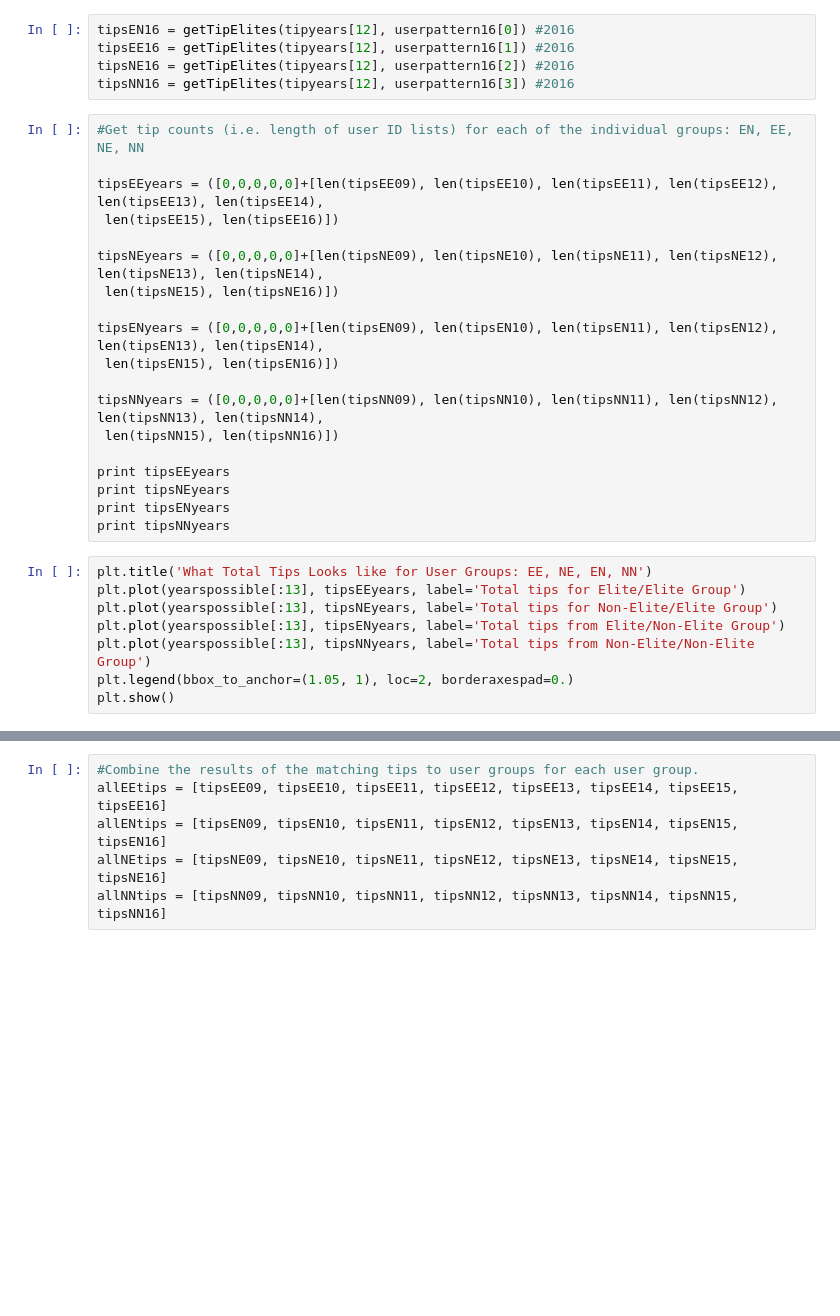
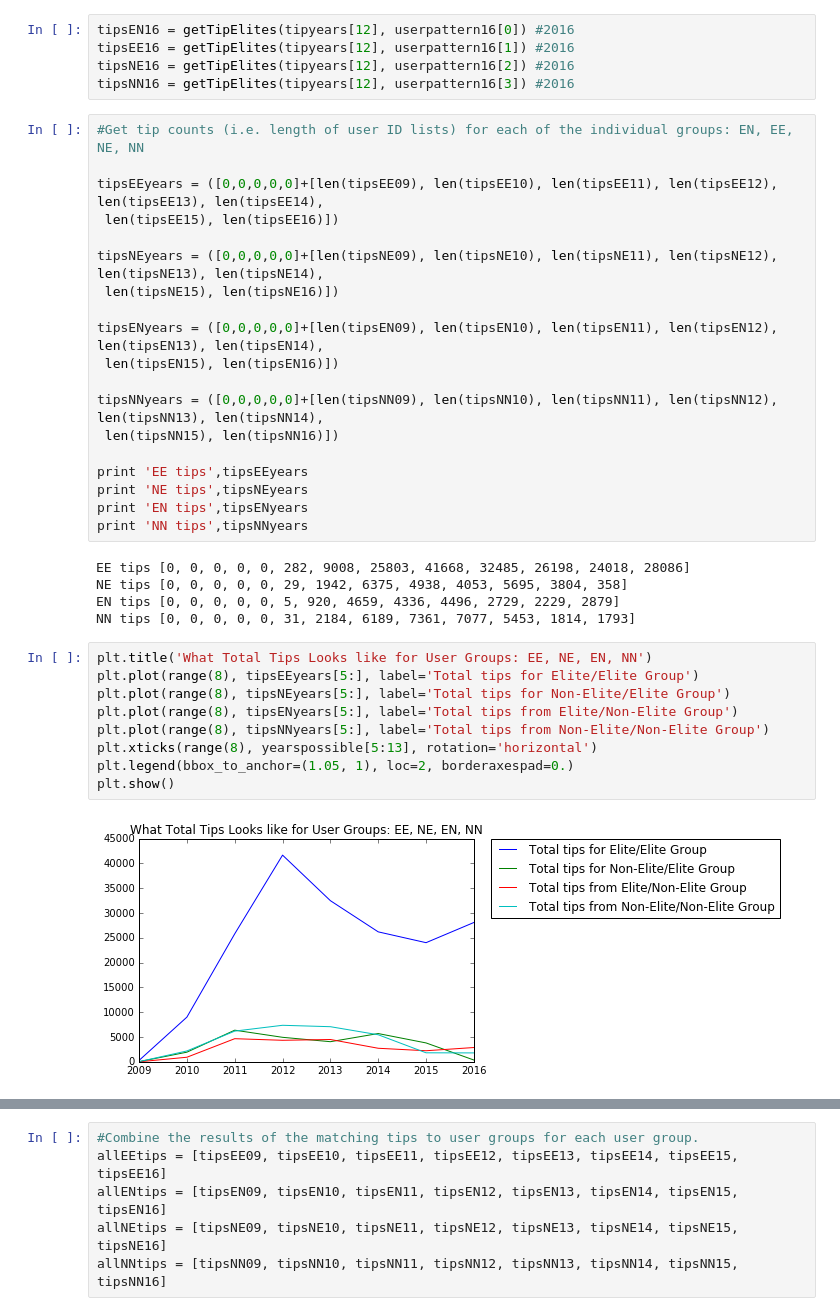
Before and after one commit to CornellDataScience/Yelp, a Jupyter notebook: salt-baes/Veronica/vmo5_tipanalysis.ipynb, the cells around one changed output, grey strips where cells are left out. Saved outputs shown, nothing was run; the diff lists cells and outputs as text; blank space fills up the shorter version.

```diff
--- a/salt-baes/Veronica/vmo5_tipanalysis.ipynb
+++ b/salt-baes/Veronica/vmo5_tipanalysis.ipynb
@@ -177,18 +180,26 @@ tipsENyears = ([0,0,0,0,0]+[len(tipsEN09), len(tipsEN10), len(tipsEN11), len(tip
 tipsNNyears = ([0,0,0,0,0]+[len(tipsNN09), len(tipsNN10), len(tipsNN11), len(tipsNN12), len(tipsNN13), len(tipsNN14),
  len(tipsNN15), len(tipsNN16)])
 
-print tipsEEyears
-print tipsNEyears
-print tipsENyears
-print tipsNNyears
+print 'EE tips',tipsEEyears
+print 'NE tips',tipsNEyears
+print 'EN tips',tipsENyears
+print 'NN tips',tipsNNyears
+# %% [output]
+EE tips [0, 0, 0, 0, 0, 282, 9008, 25803, 41668, 32485, 26198, 24018, 28086]
+NE tips [0, 0, 0, 0, 0, 29, 1942, 6375, 4938, 4053, 5695, 3804, 358]
+EN tips [0, 0, 0, 0, 0, 5, 920, 4659, 4336, 4496, 2729, 2229, 2879]
+NN tips [0, 0, 0, 0, 0, 31, 2184, 6189, 7361, 7077, 5453, 1814, 1793]
 # %%
 plt.title('What Total Tips Looks like for User Groups: EE, NE, EN, NN')
-plt.plot(yearspossible[:13], tipsEEyears, label='Total tips for Elite/Elite Group')
-plt.plot(yearspossible[:13], tipsNEyears, label='Total tips for Non-Elite/Elite Group')
-plt.plot(yearspossible[:13], tipsENyears, label='Total tips from Elite/Non-Elite Group')
-plt.plot(yearspossible[:13], tipsNNyears, label='Total tips from Non-Elite/Non-Elite Group')
+plt.plot(range(8), tipsEEyears[5:], label='Total tips for Elite/Elite Group')
+plt.plot(range(8), tipsNEyears[5:], label='Total tips for Non-Elite/Elite Group')
+plt.plot(range(8), tipsENyears[5:], label='Total tips from Elite/Non-Elite Group')
+plt.plot(range(8), tipsNNyears[5:], label='Total tips from Non-Elite/Non-Elite Group')
+plt.xticks(range(8), yearspossible[5:13], rotation='horizontal')
 plt.legend(bbox_to_anchor=(1.05, 1), loc=2, borderaxespad=0.)
 plt.show()
+# %% [output]
+[figure, added]
 # %%
 #What is the average tips-per-user for the four user groups?
 tipsEN_TPU=([0,0,0,0,0]+[round(len(tipsEN09)/float(len(userpattern09[0])),4),
```
Also changed, not shown: parts of 13 cells of this notebook, 6 other files.
